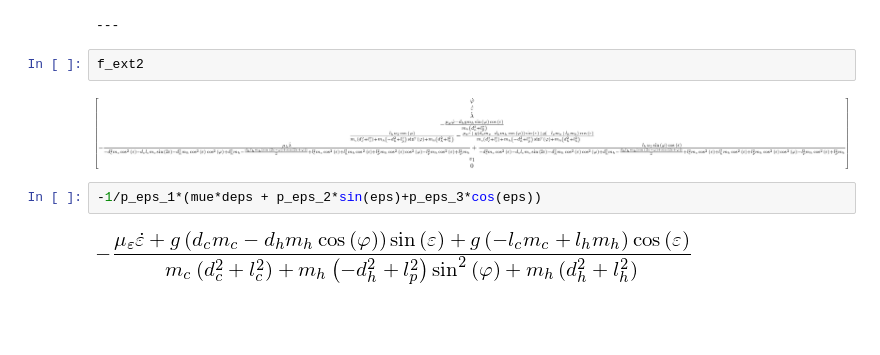
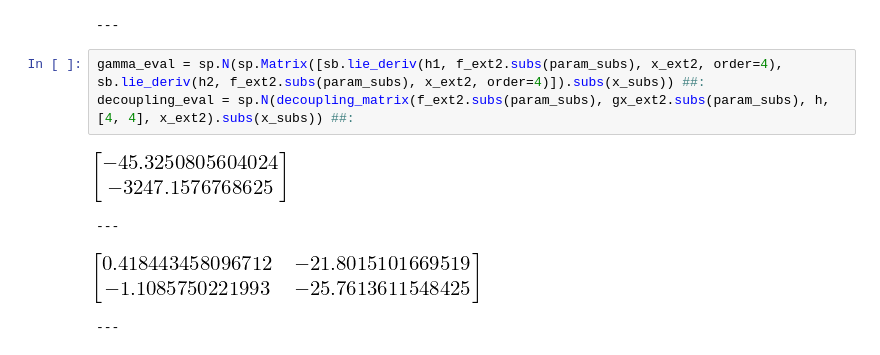
Before and after one commit to Rojetto/helicopter_thesis_code, a Jupyter notebook: scripts/nonlinear_analysis.ipynb, the cells around one changed output. Saved outputs shown, nothing was run; the diff lists cells and outputs as text; blank space fills up the shorter version.

Commit message:
Calculate Gamma and Lambda with ADOL-C

```diff
--- a/scripts/nonlinear_analysis.ipynb
+++ b/scripts/nonlinear_analysis.ipynb
@@ -216,11 +215,11 @@ f_jac_eval = sp.N(f_ext2.jacobian(x_ext2).subs(param_subs).subs(x_subs)) ##:
 ---
 [figure]
 ---
-# %%
-f_ext2
-# %% [output]
-[figure, removed]
-# %%
--1/p_eps_1*(mue*deps + p_eps_2*sin(eps)+p_eps_3*cos(eps))
-# %% [output]
-[figure, removed]
+# %%
+gamma_eval = sp.N(sp.Matrix([sb.lie_deriv(h1, f_ext2.subs(param_subs), x_ext2, order=4), sb.lie_deriv(h2, f_ext2.subs(param_subs), x_ext2, order=4)]).subs(x_subs)) ##:
+decoupling_eval = sp.N(decoupling_matrix(f_ext2.subs(param_subs), gx_ext2.subs(param_subs), h, [4, 4], x_ext2).subs(x_subs)) ##:
+# %% [output]
+[figure, added]
+---
+[figure, added]
+---
```
Also changed, not shown: parts of 6 cells of this notebook, 5 other files.
